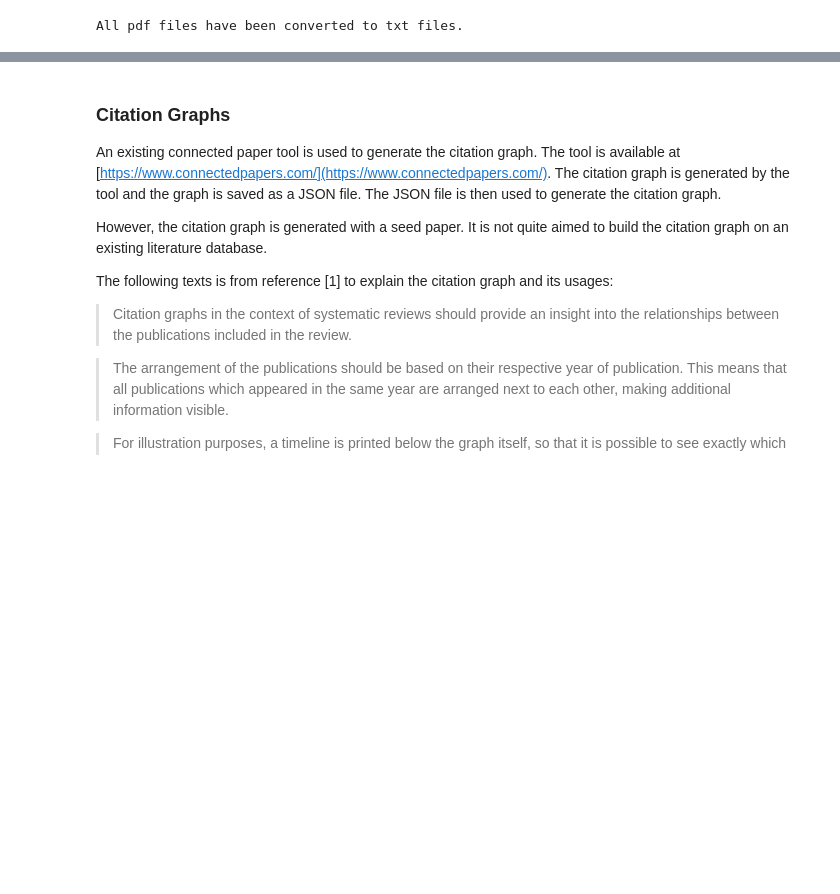
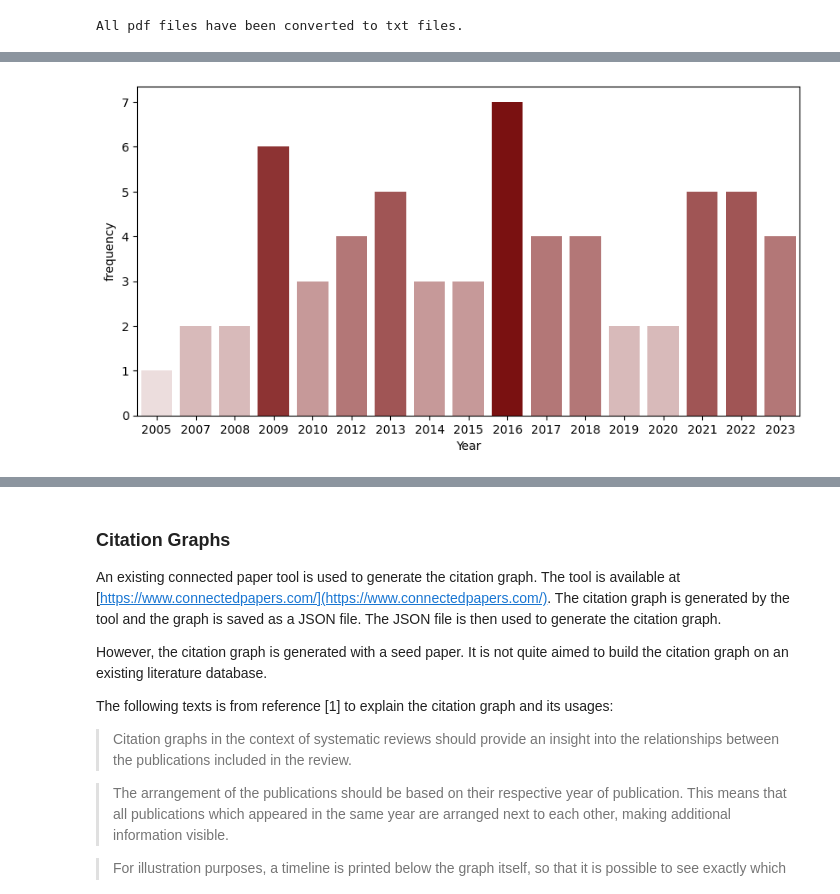
Before and after one commit to BayiLi081/slr-programming, a Jupyter notebook: process_instruction.ipynb, the cells around one changed output, grey strips where cells are left out. Saved outputs shown, nothing was run; the diff lists cells and outputs as text; code cells hidden in the pictures; blank space fills up the shorter version.

Commit message:
update the basic year analysis and map of study area analysis

```diff
--- a/process_instruction.ipynb
+++ b/process_instruction.ipynb
@@ -48,0 +48,5 @@ The following examples of analysis are done on the metadata of the papers from t
+# %%
+# import data final_database.csv
+df = pd.read_csv('data/sample-data/year.csv')
+
+df.head()
@@ -48,0 +63,21 @@ The following examples of analysis are done on the metadata of the papers from t
+# %%
+# Calculate frequency
+frequency = df['Year'].value_counts()
+# Normalize to get transparency values between 0 and 1
+transparency = frequency / frequency.max()
+
+# zip in frequency and transparency as a new data frame, and keep the index
+df_freq = pd.DataFrame(zip(frequency, transparency), index=frequency.index, columns=['frequency', 'transparency']).reset_index()
+
+# sort by year
+df_freq = df_freq.sort_values('Year')
+
+# make the plot wider
+plt.figure(figsize=(10, 5))
+
+ax = sns.barplot(x='Year', y='frequency', data=df_freq, color='darkred', order=df_freq['Year'])
+for bar, alpha in zip(ax.containers[0], df_freq['transparency']):
+    bar.set_alpha(alpha)
+plt.show()
+# %% [output]
+[figure, added]
```
Also changed, not shown: parts of 23 cells of this notebook, 14 other files.
